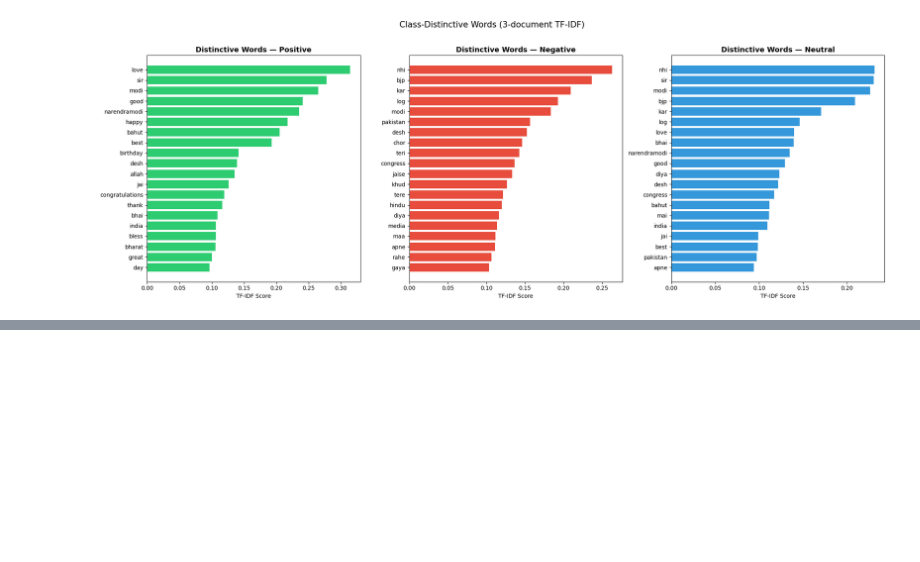
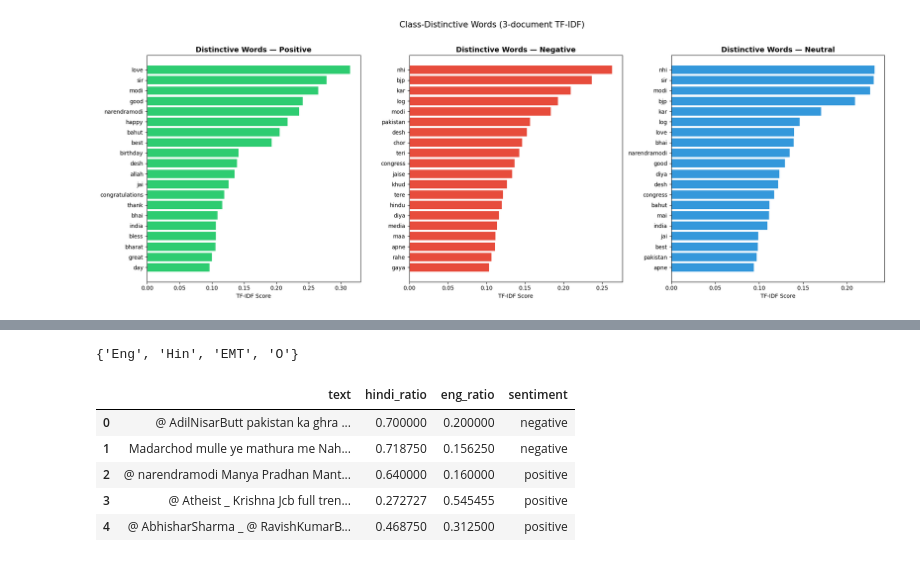
Before and after one commit to HarshAggarwal524/hinglish-sentiment-analysis, a Jupyter notebook: notebooks/eda.ipynb, the cells around one changed output, grey strips where cells are left out. Saved outputs shown, nothing was run; the diff lists cells and outputs as text; code cells hidden in the pictures; blank space fills up the shorter version.

```diff
--- a/notebooks/eda.ipynb
+++ b/notebooks/eda.ipynb
@@ -235,3 +235,7 @@ plt.savefig('../results/top_tfidf_words_per_class.png', bbox_inches='tight', dpi
 plt.show()
 # %% [output]
 [figure]
+# %%
+with open("../data/hinglish_train.txt", "r", encoding="utf-8") as f:
+    for _ in range(30):
+        print(f.readline().rstrip())
@@ -237,0 +349,29 @@ plt.show()
+# %%
+# flatten all tags and get unique values
+all_tags = [tag for tags in df_train['token_langs'] for tag in tags]
+print(set(all_tags))
+# %% [output]
+{'Eng', 'Hin', 'EMT', 'O'}
+# %%
+#computing hingi and english ratios
+def compute_ratios(token_langs):
+    if not token_langs:
+        return 0.0, 0.0
+    total = len(token_langs)
+    hindi = token_langs.count('Hin')
+    eng = token_langs.count('Eng')
+    return hindi / total, eng / total
+
+df_train[['hindi_ratio', 'eng_ratio']] = df_train['token_langs'].apply(
+    lambda tags: pd.Series(compute_ratios(tags))
+)
+
+# quick sanity check
+df_train[['text', 'hindi_ratio', 'eng_ratio', 'sentiment']].head(5)
+# %% [output]
+|  | text | hindi_ratio | eng_ratio | sentiment |
+| 0 | @ AdilNisarButt pakistan ka ghra ... | 0.700000 | 0.200000 | negative |
+| 1 | Madarchod mulle ye mathura me Nah... | 0.718750 | 0.156250 | negative |
+| 2 | @ narendramodi Manya Pradhan Mant... | 0.640000 | 0.160000 | positive |
+| 3 | @ Atheist _ Krishna Jcb full tren... | 0.272727 | 0.545455 | positive |
+| 4 | @ AbhisharSharma _ @ RavishKumarB... | 0.468750 | 0.312500 | positive |
```
Also changed, not shown: parts of 8 cells of this notebook, 1 other file.
